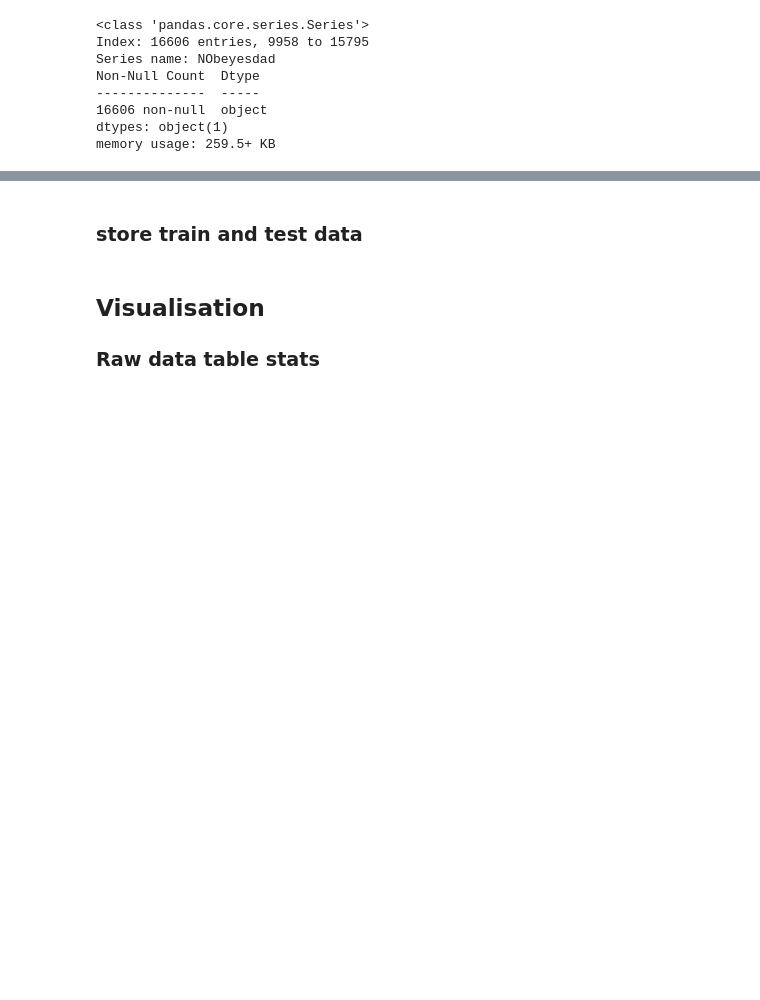
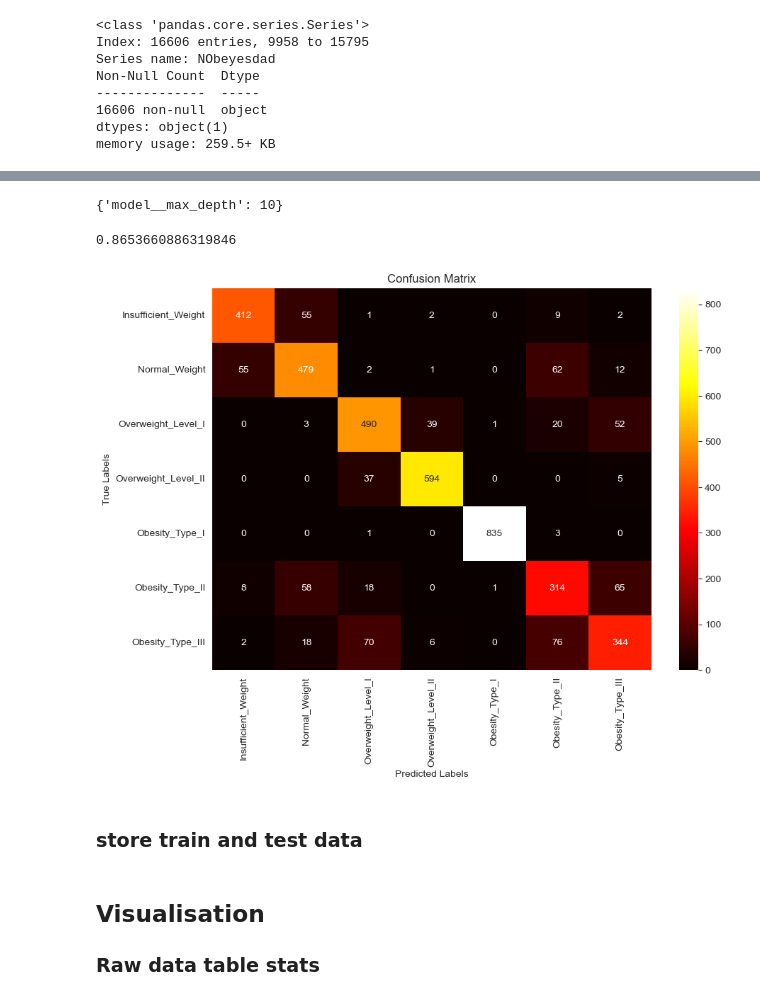
Before and after one commit to andreaslanderer/ost-data-hack, a Jupyter notebook: 2025-07-06-Datahack.ipynb, the cells around one changed output, grey strips where cells are left out. Cells and saved outputs as stored; diff of their text form; code cells hidden in the pictures; blank space fills up the shorter version.

Commit message:
Introduce GridSearch for DecisionTree

```diff
--- a/2025-07-06-Datahack.ipynb
+++ b/2025-07-06-Datahack.ipynb
@@ -216,0 +220,16 @@ plt.show()
+# %%
+from sklearn.model_selection import GridSearchCV
+from sklearn.pipeline import Pipeline
+
+full_pipeline = Pipeline([
+    ("model", DecisionTreeClassifier(random_state=42))
+])
+
+param_grid = [
+    {
+        "model__max_depth": [2, 4, 6, 8, 10, 15, 20],
+    },
+]
+
+grid_search = GridSearchCV(full_pipeline, param_grid, cv=5, scoring="accuracy")
+grid_search.fit(train_small_X, train_small_y)
@@ -217,3 +253,17 @@ plt.show()
+# %%
+grid_search.best_params_
+# %% [output]
+{'model__max_depth': 10}
+# %%
+pred_y = grid_search.best_estimator_.predict(validate_X)
+# %%
+grid_search.best_estimator_.score(validate_X, validate_y)
+# %% [output]
+0.8653660886319846
+# %%
+print_confusion_matrix(pred_y, validate_y, grid_search.best_estimator_.classes_)
+# %% [output]
+[figure, added]
 # %% [markdown]
 ### store train and test data
 # %%
```
Also changed, not shown: parts of 6 cells of this notebook.
